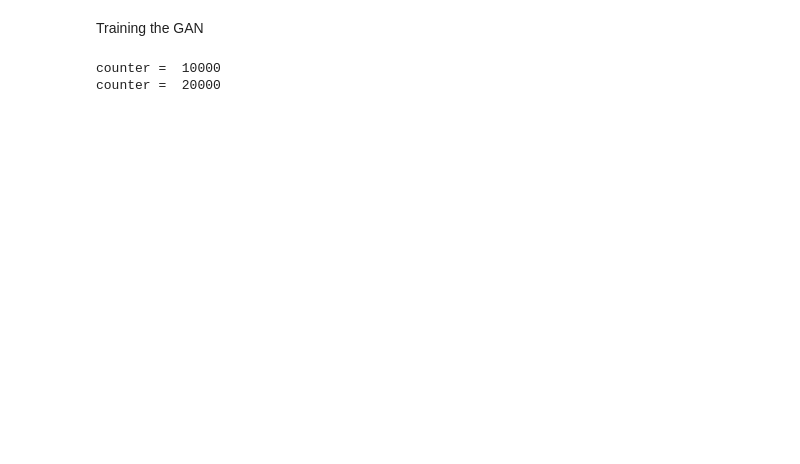
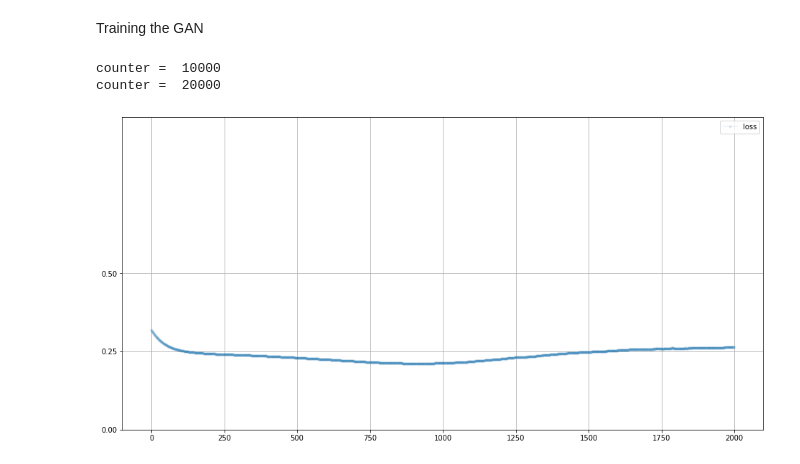
Before and after one commit to Azuremis/make_your_first_gan_with_pytorch, a Jupyter notebook: simple_pattern_gan.ipynb, the cells around one changed output. Cells and saved outputs as stored; diff of their text form; code cells hidden in the pictures; blank space fills up the shorter version.

```diff
--- a/simple_pattern_gan.ipynb
+++ b/simple_pattern_gan.ipynb
@@ -190,6 +191,8 @@ Training the GAN
 # create discriminator and generator
 Dis = Discriminator()
 Gen = Generator()
+
+image_list = []  # image storage during training
 
 # train discriminator and generator
 for i in range(10000):
@@ -202,6 +205,15 @@ for i in range(10000):
 
     # train generator
     Gen.train(Dis, torch.FloatTensor([0.5]), torch.FloatTensor([1.0]))
+
+    # track generated images after 1000 trianing runs
+    if i % 1000 == 0:
+        image_list.append(Gen.forward(torch.FloatTensor([0.5])).detach().numpy())
 # %% [output]
 counter =  10000
 counter =  20000
+# %%
+# plot discriminator loss
+Dis.plot_progress()
+# %% [output]
+[figure, added]
```
Also changed, not shown: parts of 10 cells of this notebook.
